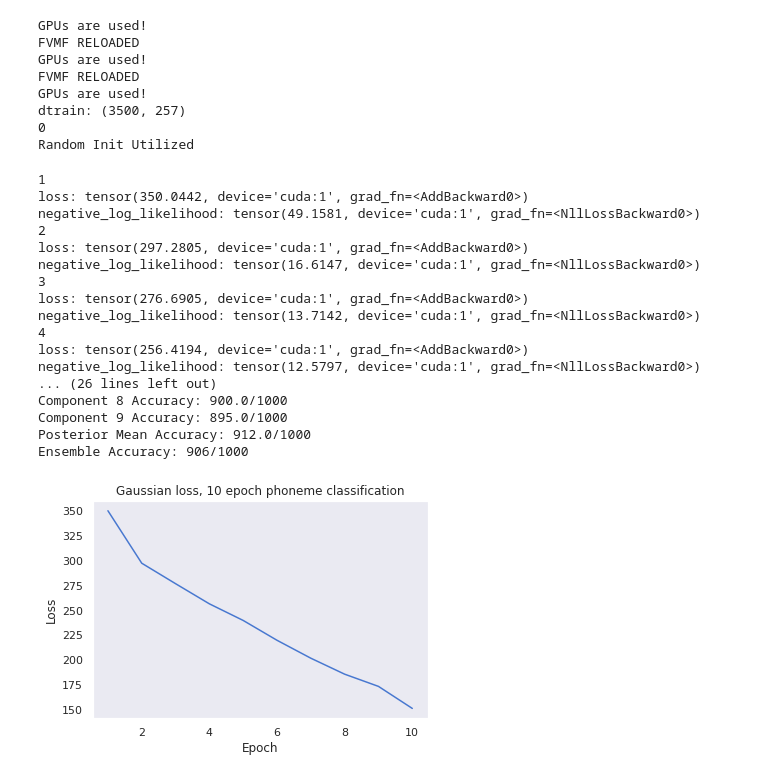
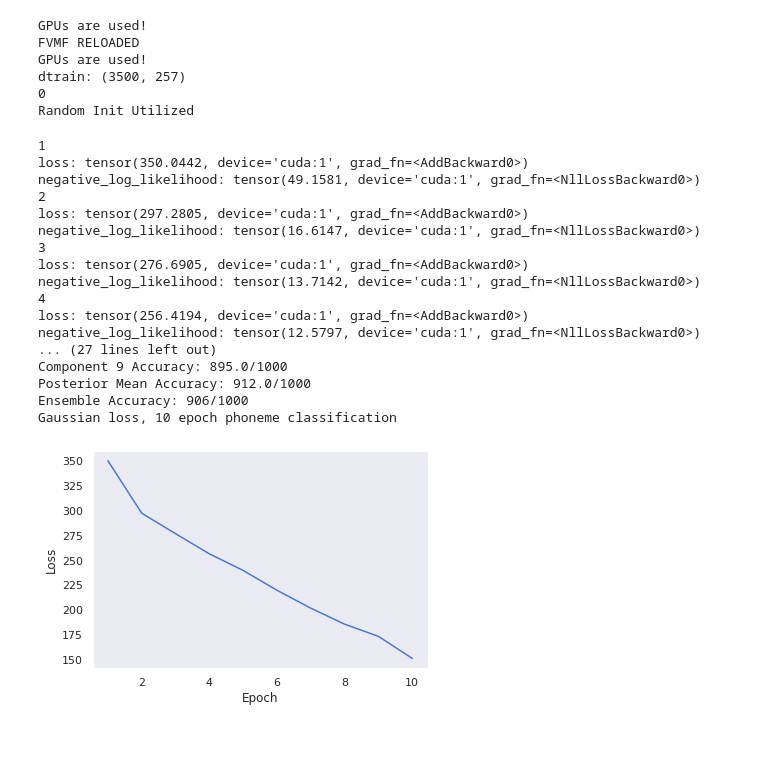
Before and after one commit to LeifMartin/BNN, a Jupyter notebook: Classification.ipynb, the cells around one changed output. Cells and saved outputs as stored; diff of their text form; code cells hidden in the pictures; blank space fills up the shorter version.

```diff
--- a/Classification.ipynb
+++ b/Classification.ipynb
@@ -116,39 +116,37 @@ x = []
 for i in range(epochs):
     x.append(i+1)
 
 plt.xlabel('Epoch')
 plt.ylabel('Loss')
-plt.title('Gaussian loss, 10 epoch phoneme classification')
+print('Gaussian loss, 10 epoch phoneme classification')
 plt.plot(x,trtimes)
 plt.savefig('Plots/Gaussian_loss_10_epoch_phoneme_classification.png')
 plt.show()
 # %% [output]
-GPUs are used!
-FVMF RELOADED
 GPUs are used!
 FVMF RELOADED
 GPUs are used!
 dtrain: (3500, 257)
 0
 Random Init Utilized
 1
 loss: tensor(350.0442, device='cuda:1', grad_fn=<AddBackward0>)
 negative_log_likelihood: tensor(49.1581, device='cuda:1', grad_fn=<NllLossBackward0>)
 2
 loss: tensor(297.2805, device='cuda:1', grad_fn=<AddBackward0>)
 negative_log_likelihood: tensor(16.6147, device='cuda:1', grad_fn=<NllLossBackward0>)
 3
 loss: tensor(276.6905, device='cuda:1', grad_fn=<AddBackward0>)
 negative_log_likelihood: tensor(13.7142, device='cuda:1', grad_fn=<NllLossBackward0>)
 4
 loss: tensor(256.4194, device='cuda:1', grad_fn=<AddBackward0>)
 negative_log_likelihood: tensor(12.5797, device='cuda:1', grad_fn=<NllLossBackward0>)
-... (26 lines left out)
-Component 8 Accuracy: 900.0/1000
+... (27 lines left out)
 Component 9 Accuracy: 895.0/1000
 Posterior Mean Accuracy: 912.0/1000
 Ensemble Accuracy: 906/1000
+Gaussian loss, 10 epoch phoneme classification
-[figure, old version]
+[figure, new version]
 # %%
 #import importlib
 #import os
```
Also changed, not shown: parts of 9 cells of this notebook, 22 other files.
